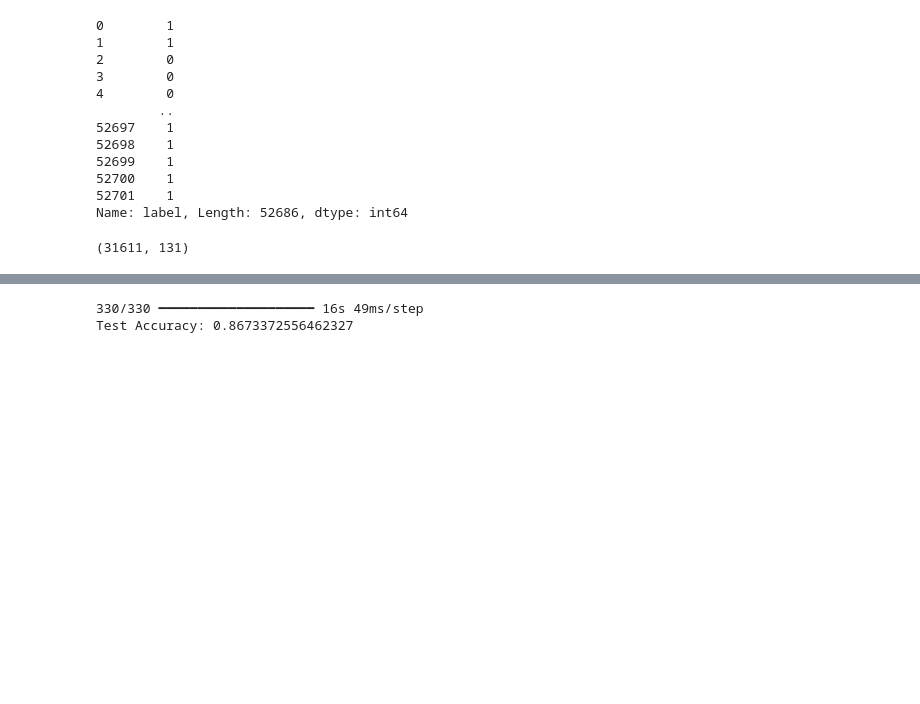
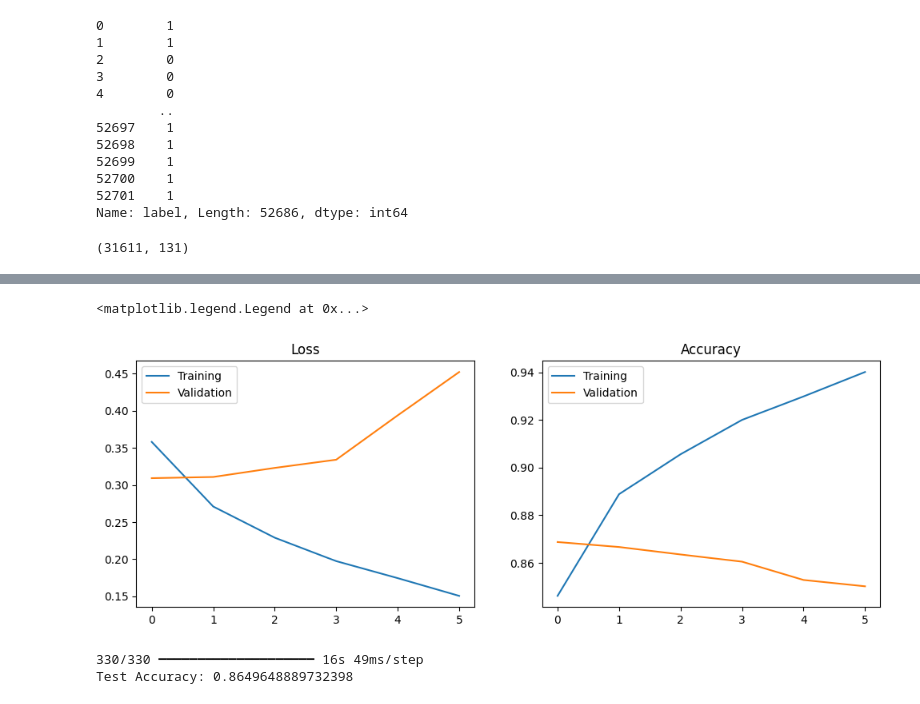
Before and after one commit to AshvinSehgal/AI-ML, a Jupyter notebook: Spotify User Reviews/Spotify User Reviews.ipynb, the cells around one changed output, grey strips where cells are left out. Saved outputs shown, nothing was run; the diff lists cells and outputs as text; code cells hidden in the pictures; blank space fills up the shorter version.

```diff
--- a/Spotify User Reviews/Spotify User Reviews.ipynb
+++ b/Spotify User Reviews/Spotify User Reviews.ipynb
@@ -134,7 +135,7 @@ model = Sequential([
     Embedding(vocab_size,131),
     Bidirectional(LSTM(131, return_sequences=True)),
     Dropout(0.2),
-    Bidirectional(LSTM(64)),
+    Bidirectional(LSTM(32)),
     Dense(1, activation='sigmoid')
 ])
 model.compile(optimizer='adam', loss='binary_crossentropy', metrics=['accuracy'])
@@ -178,12 +177,31 @@ Epoch 6/50
 Epoch 6: early stopping
 Restoring model weights from the end of the best epoch: 1.
+# %%
+plt.figure(figsize=(12,4))
+plt.subplot(1,2,1)
+plt.title('Loss')
+plt.plot(history.history['loss'], label='Training')
+plt.plot(history.history['val_loss'], label='Validation')
+plt.legend()
+
+plt.subplot(1,2,2)
+plt.title('Accuracy')
+plt.plot(history.history['accuracy'], label='Training')
+plt.plot(history.history['val_accuracy'], label='Validation')
+plt.legend()
+# %% [output]
+<matplotlib.legend.Legend at 0x...>
+[figure, added]
 # %%
 pred = model.predict(x_test)
 y_pred = [(1 if p>=0.5 else 0) for p in pred]
 y_test = list(y_test)
 matching = [(1 if y_pred[i]==y_test[i] else 0) for i in range(len(y_test))]
 test_accuracy = np.sum(matching)/len(matching)
+accuracy = f'{test_accuracy*100:.2f}%'
+with open('README.txt','w') as f:
+    f.write('Model Accuracy: '+accuracy)
 print('Test Accuracy:',test_accuracy)
 # %% [output]
 330/330 ━━━━━━━━━━━━━━━━━━━━ 16s 49ms/step
-Test Accuracy: 0.8673372556462327
+Test Accuracy: 0.8649648889732398
```
Also changed, not shown: parts of 8 cells of this notebook, 1 other file.
